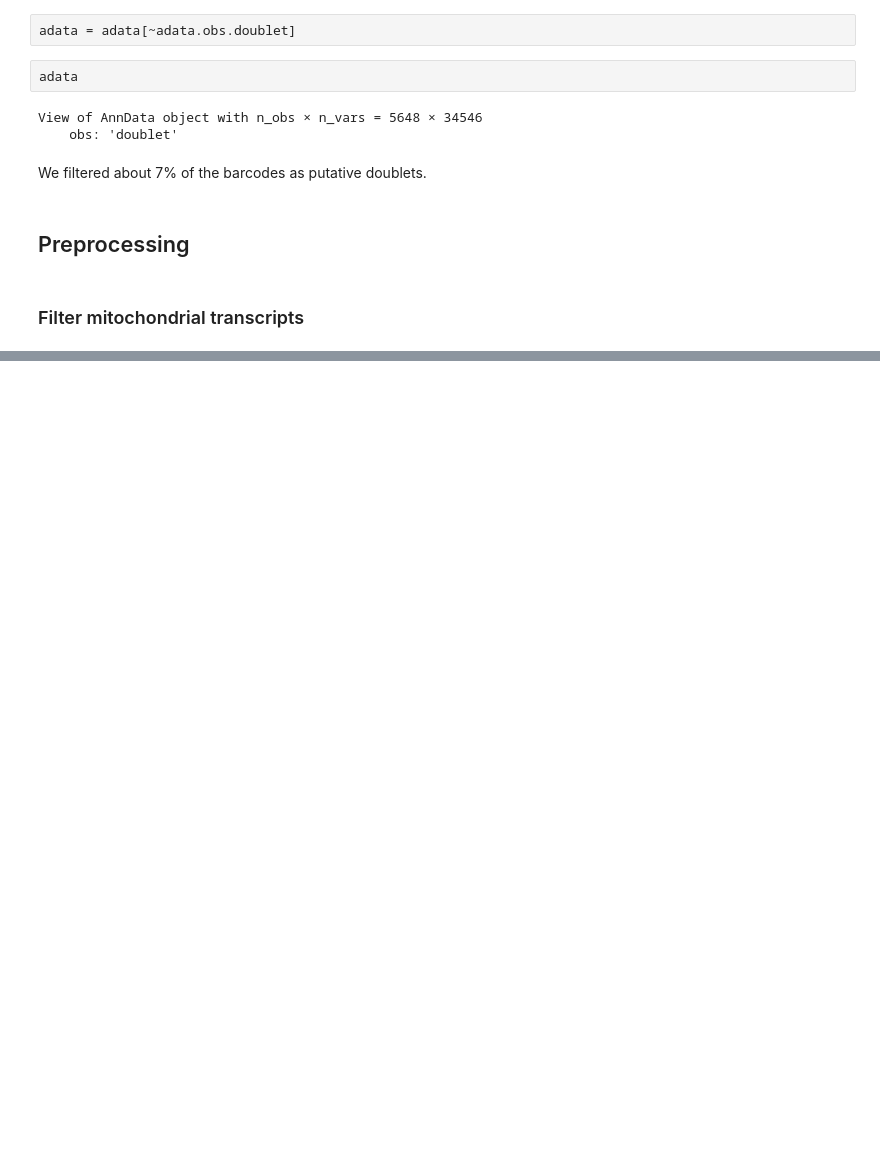
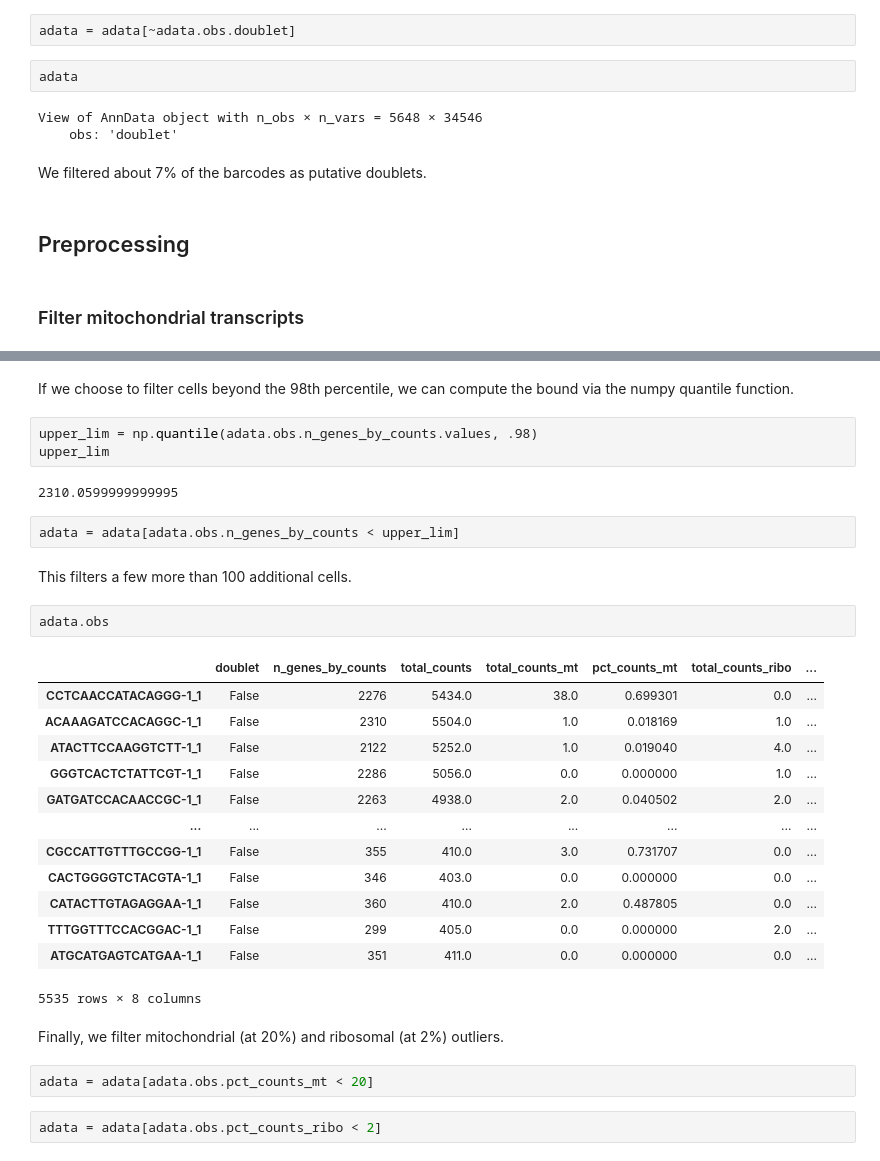
Before and after one commit to cameronraysmith/sc, a Jupyter notebook: source/02-analysis-review.ipynb, the cells around one changed output, grey strips where cells are left out. Saved outputs shown, nothing was run; the diff lists cells and outputs as text; blank space fills up the shorter version.

```diff
--- a/source/02-analysis-review.ipynb
+++ b/source/02-analysis-review.ipynb
@@ -558,0 +752,33 @@ We filtered about 7% of the barcodes as putative doublets.
+# %% [markdown]
+If we choose to filter cells beyond the 98th percentile, we can compute the bound via the numpy quantile function.
+# %%
+upper_lim = np.quantile(adata.obs.n_genes_by_counts.values, .98)
+upper_lim
+# %% [output]
+2310.0599999999995
+# %%
+adata = adata[adata.obs.n_genes_by_counts < upper_lim]
+# %% [markdown]
+This filters a few more than 100 additional cells.
+# %%
+adata.obs
+# %% [output]
+|  | doublet | n_genes_by_counts | total_counts | total_counts_mt | pct_counts_mt | total_counts_ribo | ... |
+| CCTCAACCATACAGGG-1_1 | False | 2276 | 5434.0 | 38.0 | 0.699301 | 0.0 | ... |
+| ACAAAGATCCACAGGC-1_1 | False | 2310 | 5504.0 | 1.0 | 0.018169 | 1.0 | ... |
+| ATACTTCCAAGGTCTT-1_1 | False | 2122 | 5252.0 | 1.0 | 0.019040 | 4.0 | ... |
+| GGGTCACTCTATTCGT-1_1 | False | 2286 | 5056.0 | 0.0 | 0.000000 | 1.0 | ... |
+| GATGATCCACAACCGC-1_1 | False | 2263 | 4938.0 | 2.0 | 0.040502 | 2.0 | ... |
+| ... | ... | ... | ... | ... | ... | ... | ... |
+| CGCCATTGTTTGCCGG-1_1 | False | 355 | 410.0 | 3.0 | 0.731707 | 0.0 | ... |
+| CACTGGGGTCTACGTA-1_1 | False | 346 | 403.0 | 0.0 | 0.000000 | 0.0 | ... |
+| CATACTTGTAGAGGAA-1_1 | False | 360 | 410.0 | 2.0 | 0.487805 | 0.0 | ... |
+| TTTGGTTTCCACGGAC-1_1 | False | 299 | 405.0 | 0.0 | 0.000000 | 2.0 | ... |
+| ATGCATGAGTCATGAA-1_1 | False | 351 | 411.0 | 0.0 | 0.000000 | 0.0 | ... |
+5535 rows × 8 columns
+# %% [markdown]
+Finally, we filter mitochondrial (at 20%) and ribosomal (at 2%) outliers.
+# %%
+adata = adata[adata.obs.pct_counts_mt < 20]
+# %%
+adata = adata[adata.obs.pct_counts_ribo < 2]
```
Also changed, not shown: parts of 46 cells of this notebook, 2 other files.
